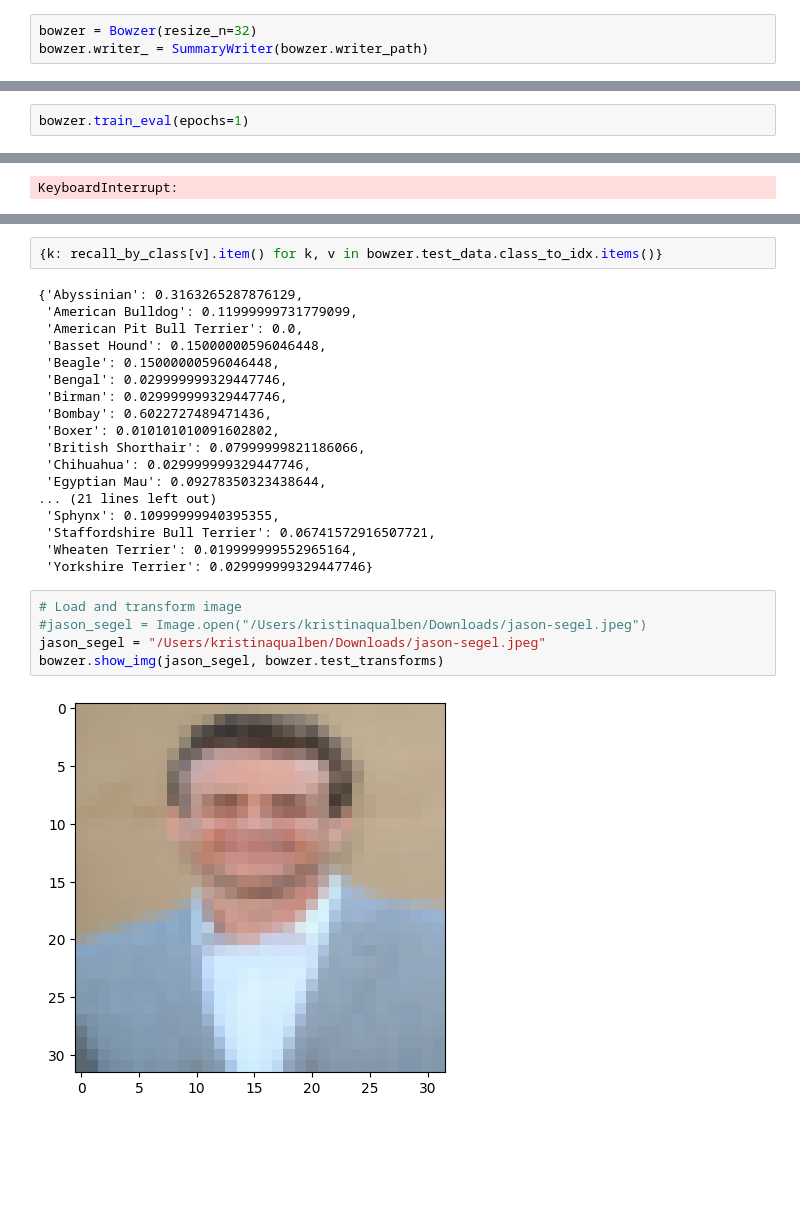
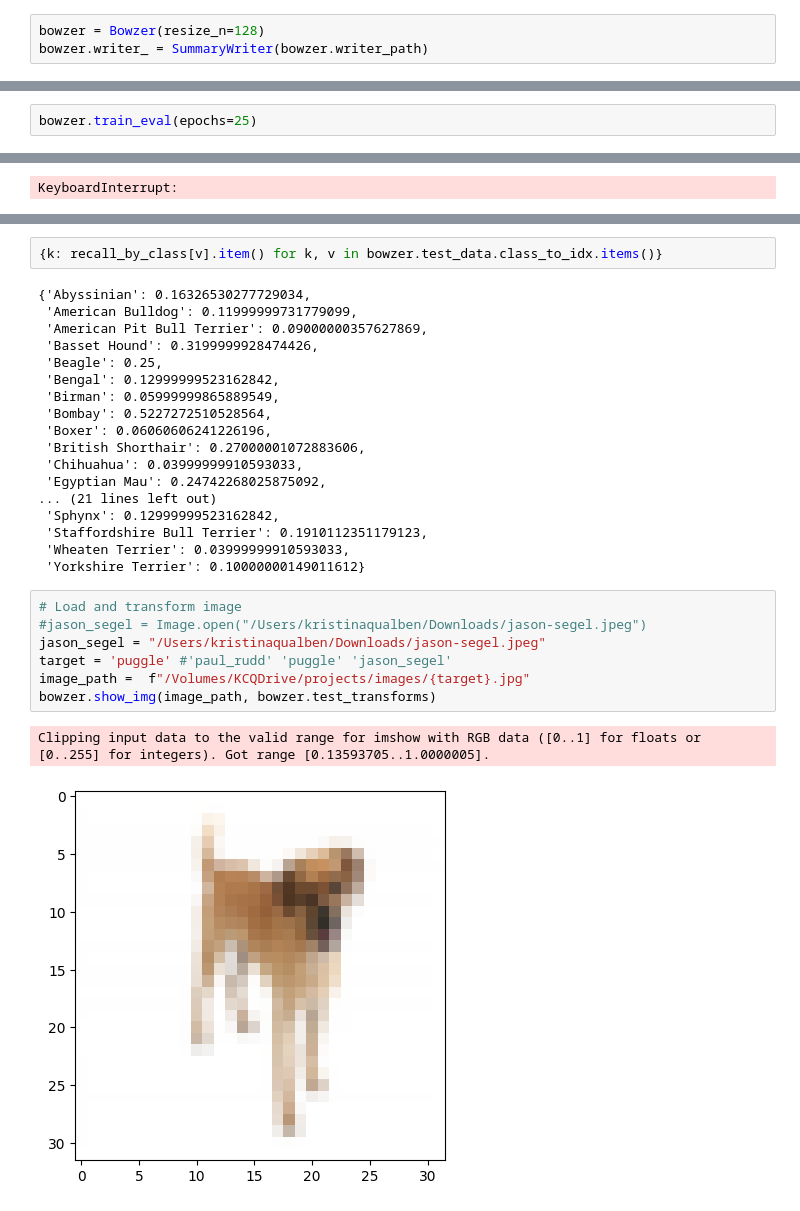
Before and after one commit to kqualben/bowser, a Jupyter notebook: training_notebook.ipynb, the cells around one changed output, grey strips where cells are left out. Cells and saved outputs as stored; diff of their text form; blank space fills up the shorter version.

```diff
--- a/training_notebook.ipynb
+++ b/training_notebook.ipynb
@@ -15,7 +20,7 @@ Running on device: cpu
 from torch.utils.tensorboard import SummaryWriter
 from tensorboard import notebook
 # %%
-bowzer = Bowzer(resize_n=32)
+bowzer = Bowzer(resize_n=128)
 bowzer.writer_ = SummaryWriter(bowzer.writer_path)
 # %%
 image, shape = next(iter(bowzer.dataloader_train))
@@ -36,6 +41,6 @@ from torch.utils.tensorboard import SummaryWriter
 
 bowzer.writer_ = SummaryWriter(bowzer.writer_path)
 # %%
-bowzer.train_eval(epochs=1)
+bowzer.train_eval(epochs=25)
 # %% [output]
 EPOCH 1:
@@ -186,30 +165,33 @@ Recall: tensor([0.3163, 0.1200, 0.0000, 0.1500, 0.1500, 0.0300, 0.0300, 0.6023,
 # %%
 {k: recall_by_class[v].item() for k, v in bowzer.test_data.class_to_idx.items()}
 # %% [output]
-{'Abyssinian': 0.3163265287876129,
+{'Abyssinian': 0.16326530277729034,
  'American Bulldog': 0.11999999731779099,
- 'American Pit Bull Terrier': 0.0,
- 'Basset Hound': 0.15000000596046448,
- 'Beagle': 0.15000000596046448,
- 'Bengal': 0.029999999329447746,
- 'Birman': 0.029999999329447746,
- 'Bombay': 0.6022727489471436,
- 'Boxer': 0.010101010091602802,
- 'British Shorthair': 0.07999999821186066,
- 'Chihuahua': 0.029999999329447746,
- 'Egyptian Mau': 0.09278350323438644,
+ 'American Pit Bull Terrier': 0.09000000357627869,
+ 'Basset Hound': 0.3199999928474426,
+ 'Beagle': 0.25,
+ 'Bengal': 0.12999999523162842,
+ 'Birman': 0.05999999865889549,
+ 'Bombay': 0.5227272510528564,
+ 'Boxer': 0.06060606241226196,
+ 'British Shorthair': 0.27000001072883606,
+ 'Chihuahua': 0.03999999910593033,
+ 'Egyptian Mau': 0.24742268025875092,
 ... (21 lines left out)
- 'Sphynx': 0.10999999940395355,
- 'Staffordshire Bull Terrier': 0.06741572916507721,
- 'Wheaten Terrier': 0.019999999552965164,
- 'Yorkshire Terrier': 0.029999999329447746}
+ 'Sphynx': 0.12999999523162842,
+ 'Staffordshire Bull Terrier': 0.1910112351179123,
+ 'Wheaten Terrier': 0.03999999910593033,
+ 'Yorkshire Terrier': 0.10000000149011612}
 # %%
 # Load and transform image
 #jason_segel = Image.open("/Users/kristinaqualben/Downloads/jason-segel.jpeg")
 jason_segel = "/Users/kristinaqualben/Downloads/jason-segel.jpeg"
-bowzer.show_img(jason_segel, bowzer.test_transforms)
+target = 'puggle' #'paul_rudd' 'puggle' 'jason_segel'
+image_path =  f"/Volumes/KCQDrive/projects/images/{target}.jpg"
+bowzer.show_img(image_path, bowzer.test_transforms)
 # %% [output]
+Clipping input data to the valid range for imshow with RGB data ([0..1] for floats or [0..255] for integers). Got range [0.13593705..1.0000005].
-[figure, old version]
+[figure, new version]
 # %%
 from PIL import Image
 import torch
```
Also changed, not shown: parts of 17 cells of this notebook.
